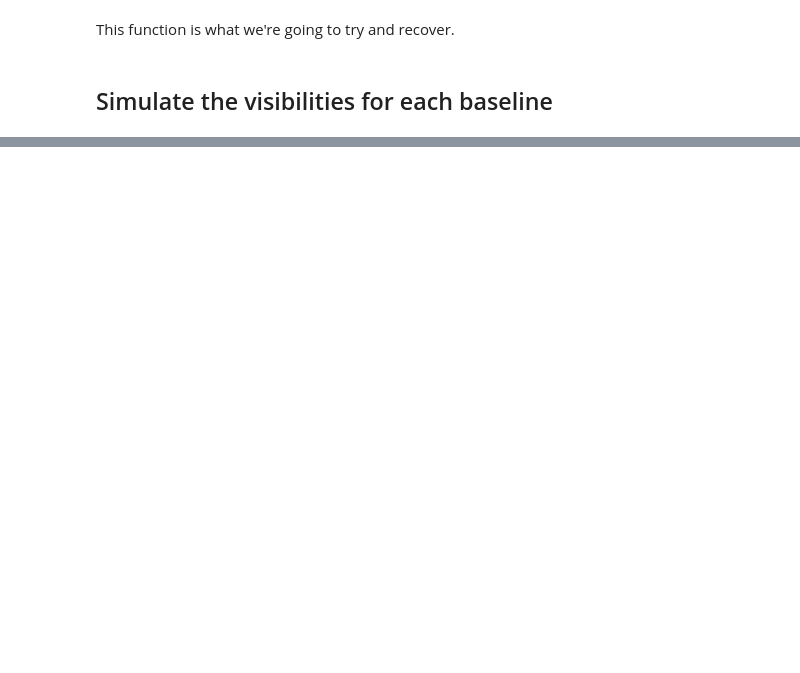
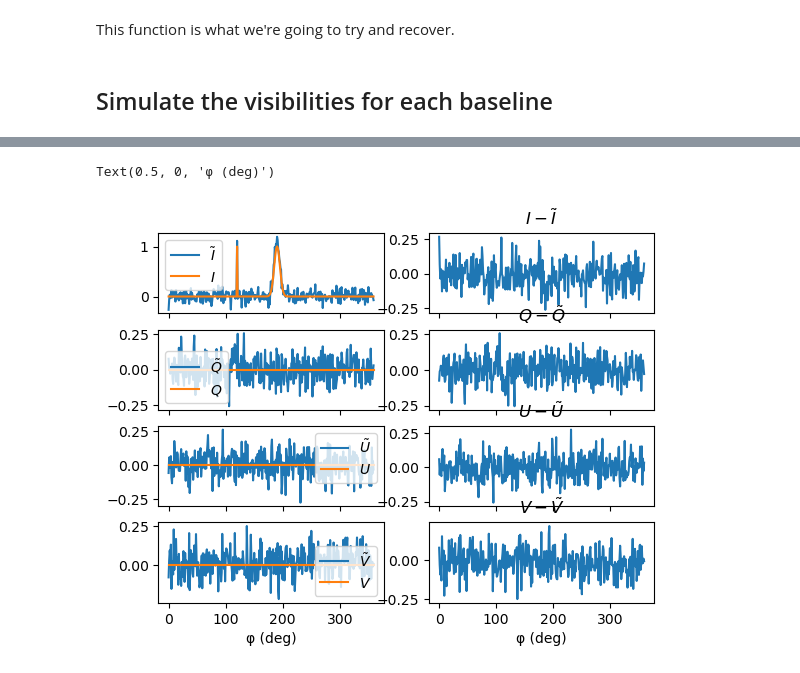
Before and after one commit to robotopia/horizon-rfi, a Jupyter notebook: horizon_rfi.ipynb, the cells around one changed output, grey strips where cells are left out. Saved outputs shown, nothing was run; the diff lists cells and outputs as text; code cells hidden in the pictures; blank space fills up the shorter version.

```diff
--- a/horizon_rfi.ipynb
+++ b/horizon_rfi.ipynb
@@ -89,0 +196,58 @@ Text(0.5, 1.0, 'Difference between real part of reconstructed and the truth')
+# %%
+# If I and V weren't arrays of matrices, then the above could be implemented using the very readable line:
+#     Itilde = np.linalg.pinv(tw.T @ tw) @ tw.T @ V / dφ
+# However, this needs an einsum, so we'll pre-calculate all of the terms involving just the T first,
+# which we can do without einsum:
+#     (T^T @ T)^{-1} T^T
+TTTTT = np.linalg.pinv(tw.T @ tw) @ tw.T / dφ
+# And then use an einsum for the final matrix multiplication:
+Itilde = np.einsum('nk,kpq', TTTTT, V)
+
+# Make them hermitian (equiv. to including "reverse" baselines)
+Itilde = (Itilde + np.conj(np.transpose(Itilde, axes=(0,2,1)))) * u.Jy/u.V
+# %%
+# And thence the reconstructed Stokes parameters
+# Ignoring the factor of half, since we're only using half the baselines
+tilde_S_I = 0.5*(Itilde[:,0,0] + Itilde[:,1,1])
+tilde_S_Q = 0.5*(Itilde[:,0,0] - Itilde[:,1,1])
+tilde_S_U = 0.5*(Itilde[:,0,1] + Itilde[:,1,0])
+tilde_S_V = 0.5j*(Itilde[:,1,0] - Itilde[:,0,1])
+# %%
+# Plot things up
+fig, axs = plt.subplots(nrows=4, ncols=2, sharex=True)
+
+# Plots of the true signal and the recovered signal
+axs[0][0].plot(φ, tilde_S_I, label="$\\tilde{I}$")
+axs[0][0].plot(φ, S_I, label="$I$")
+axs[0][0].legend()
+
+axs[1][0].plot(φ, tilde_S_Q, label="$\\tilde{Q}$")
+axs[1][0].plot(φ, S_Q, label="$Q$")
+axs[1][0].legend()
+
+axs[2][0].plot(φ, tilde_S_U, label="$\\tilde{U}$")
+axs[2][0].plot(φ, S_U, label="$U$")
+axs[2][0].legend()
+
+axs[3][0].plot(φ, tilde_S_V, label="$\\tilde{V}$")
+axs[3][0].plot(φ, S_V, label="$V$")
+axs[3][0].legend()
+
+# Plots of the _difference_ between the true signal and the recovered signal
+axs[0][1].plot(φ, S_I - tilde_S_I)
+axs[0][1].set_title("$I - \\tilde{I}$")
+
+axs[1][1].plot(φ, S_Q - tilde_S_Q)
+axs[1][1].set_title("$Q - \\tilde{Q}$")
+
+axs[2][1].plot(φ, S_U - tilde_S_U)
+axs[2][1].set_title("$U - \\tilde{U}$")
+
+axs[3][1].plot(φ, S_V - tilde_S_V)
+axs[3][1].set_title("$V - \\tilde{V}$")
+
+axs[-1][0].set_xlabel(f"φ ({φ.unit})")
+axs[-1][1].set_xlabel(f"φ ({φ.unit})")
+# %% [output]
+Text(0.5, 0, 'φ (deg)')
+[figure, added]
```
Also changed, not shown: parts of 23 cells of this notebook.
